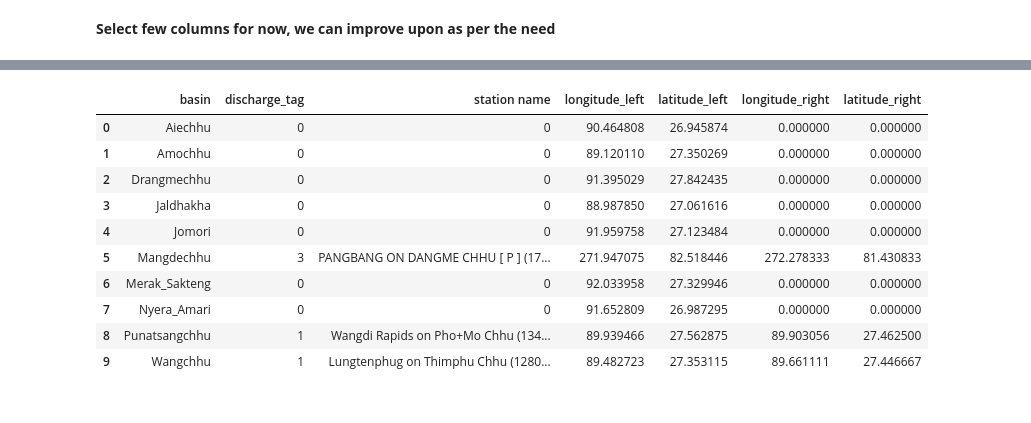
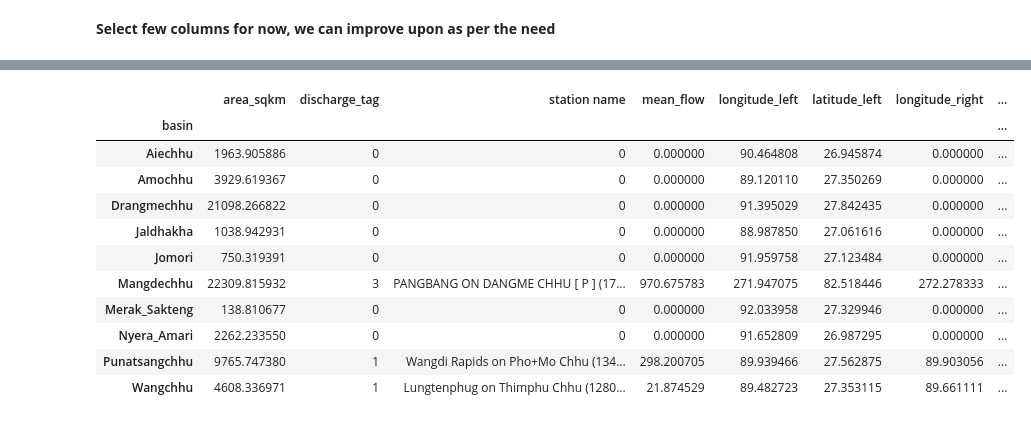
Before and after one commit to QingfangLiu/bhutan_climate_modeling, a Jupyter notebook: code/basin_border/bhutan_basin_boundary.ipynb, the cells around one changed output, grey strips where cells are left out. Drawn from its saved outputs; the diff is of its cells as text; code cells hidden in the pictures.

Commit message:
Modified the basin_boundary / discharge stats and trying watershed stats

```diff
--- a/code/basin_border/bhutan_basin_boundary.ipynb
+++ b/code/basin_border/bhutan_basin_boundary.ipynb
@@ -203,8 +243,8 @@ plot_basin_boundaries(gdf=gdf_wgs84)
 # %%
 # load discharge file
-d_file = "../../data/Discharge data Major Basin.xlsx"
+discharge_data_file = f"{dicharge_data_path}/Discharge data Major Basin.xlsx"
 
-disc_sheets = pd.ExcelFile(d_file, engine="openpyxl")
+disc_sheets = pd.ExcelFile(discharge_data_file, engine="openpyxl")
 disc_sheet_names = list(disc_sheets.sheet_names)
 disc_sheet_names
 # %% [output]
@@ -317,7 +357,7 @@ def load_worksheet_extract_data_and_combine(file_path="", sheet_name=""):
         step = " extract header details "
         location_details = extract_worksheet_location_details(file_path=file_path, sheet_name=sheet_name)
         step = " extract datarows "
-        df_dtls_orig = load_station_sheet(d_file, sheet_name=sheet_name)
+        df_dtls_orig = load_station_sheet(file_path, sheet_name=sheet_name)
 
         step = " combine details w datarows "
         df_data = df_dtls_orig.copy(deep=True)
@@ -341,7 +381,7 @@ def combine_data_from_worksheets(file_path=""):
         cnt = 0
         step = " extract sheet "
         for sheet_name in disc_sheet_names:
-            df = load_worksheet_extract_data_and_combine(file_path=d_file, sheet_name=sheet_name)
+            df = load_worksheet_extract_data_and_combine(file_path=file_path, sheet_name=sheet_name)
             print(f"{sheet_name} data: {df.shape}")
             dfs.append(df)
             cnt += 1
@@ -360,7 +400,7 @@ def combine_data_from_worksheets(file_path=""):
 # %% [markdown]
 **Combine data from worksheets of Discharge spreadsheet**
 # %%
-combine_status, df_discharge = combine_data_from_worksheets(file_path=d_file)
+combine_status, df_discharge = combine_data_from_worksheets(file_path=discharge_data_file)
 print(f"df_discharge shape: {df_discharge.shape}")
 df_discharge.head(4)
 # %% [output]
@@ -551,7 +594,8 @@ df_mean
 **Output version - final_output_v1**
 # %%
 # mean flow
-mean_flow_df1 = pd.pivot_table(df_discharge, values='flow', index=['station name', 'latitude', 'longitude'], aggfunc='mean').reset_index()
+mean_flow_df1 = pd.pivot_table(df_discharge, values='flow', index=['station name', 'latitude', 'longitude'],
+                               aggfunc='mean').reset_index()
 mean_flow_df1.rename(columns={'flow': 'mean_flow'}, inplace=True)
 # %%
 mean_flow_df1
@@ -686,15 +729,17 @@ grouped_data
-# %%
-final_output_v1 = grouped_data.reset_index()
-final_output_v1
-# %% [output]
-|  | basin | discharge_tag | station name | longitude_left | latitude_left | longitude_right | latitude_right |
-| 0 | Aiechhu | 0 | 0 | 90.464808 | 26.945874 | 0.000000 | 0.000000 |
-| 1 | Amochhu | 0 | 0 | 89.120110 | 27.350269 | 0.000000 | 0.000000 |
-| 2 | Drangmechhu | 0 | 0 | 91.395029 | 27.842435 | 0.000000 | 0.000000 |
-| 3 | Jaldhakha | 0 | 0 | 88.987850 | 27.061616 | 0.000000 | 0.000000 |
-| 4 | Jomori | 0 | 0 | 91.959758 | 27.123484 | 0.000000 | 0.000000 |
-| 5 | Mangdechhu | 3 | PANGBANG ON DANGME CHHU [ P ] (17... | 271.947075 | 82.518446 | 272.278333 | 81.430833 |
-| 6 | Merak_Sakteng | 0 | 0 | 92.033958 | 27.329946 | 0.000000 | 0.000000 |
-| 7 | Nyera_Amari | 0 | 0 | 91.652809 | 26.987295 | 0.000000 | 0.000000 |
-| 8 | Punatsangchhu | 1 | Wangdi Rapids on Pho+Mo Chhu (134... | 89.939466 | 27.562875 | 89.903056 | 27.462500 |
-| 9 | Wangchhu | 1 | Lungtenphug on Thimphu Chhu (1280... | 89.482723 | 27.353115 | 89.661111 | 27.446667 |
+# %%
+sel_cols = ['area_sqkm', 'discharge_tag', 'station name', 'mean_flow', 'longitude_left', 'latitude_left', 'longitude_right', 'latitude_right']
+grouped_data1 = df_rearranged.groupby('basin')[sel_cols].sum()
+grouped_data1
+# %% [output]
+|  | area_sqkm | discharge_tag | station name | mean_flow | longitude_left | latitude_left | longitude_right | ... |
+| basin |  |  |  |  |  |  |  | ... |
+| Aiechhu | 1963.905886 | 0 | 0 | 0.000000 | 90.464808 | 26.945874 | 0.000000 | ... |
+| Amochhu | 3929.619367 | 0 | 0 | 0.000000 | 89.120110 | 27.350269 | 0.000000 | ... |
+| Drangmechhu | 21098.266822 | 0 | 0 | 0.000000 | 91.395029 | 27.842435 | 0.000000 | ... |
+| Jaldhakha | 1038.942931 | 0 | 0 | 0.000000 | 88.987850 | 27.061616 | 0.000000 | ... |
+| Jomori | 750.319391 | 0 | 0 | 0.000000 | 91.959758 | 27.123484 | 0.000000 | ... |
+| Mangdechhu | 22309.815932 | 3 | PANGBANG ON DANGME CHHU [ P ] (17... | 970.675783 | 271.947075 | 82.518446 | 272.278333 | ... |
+| Merak_Sakteng | 138.810677 | 0 | 0 | 0.000000 | 92.033958 | 27.329946 | 0.000000 | ... |
+| Nyera_Amari | 2262.233550 | 0 | 0 | 0.000000 | 91.652809 | 26.987295 | 0.000000 | ... |
+| Punatsangchhu | 9765.747380 | 1 | Wangdi Rapids on Pho+Mo Chhu (134... | 298.200705 | 89.939466 | 27.562875 | 89.903056 | ... |
+| Wangchhu | 4608.336971 | 1 | Lungtenphug on Thimphu Chhu (1280... | 21.874529 | 89.482723 | 27.353115 | 89.661111 | ... |
```
Also changed, not shown: parts of 25 cells of this notebook, 4 other files.
